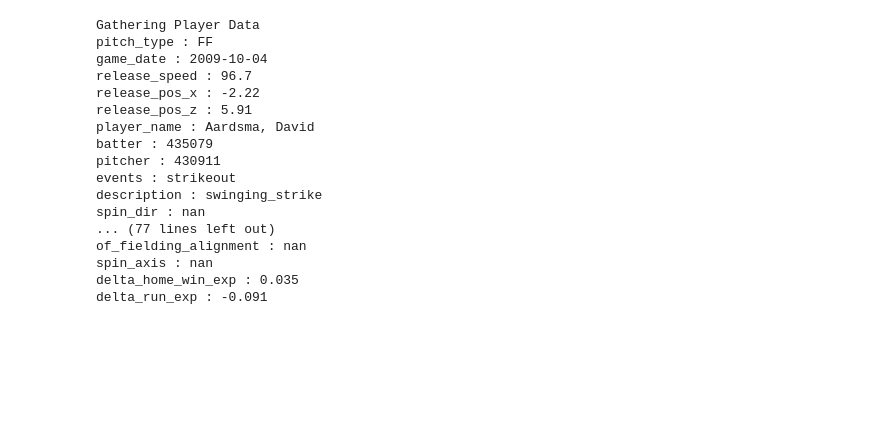
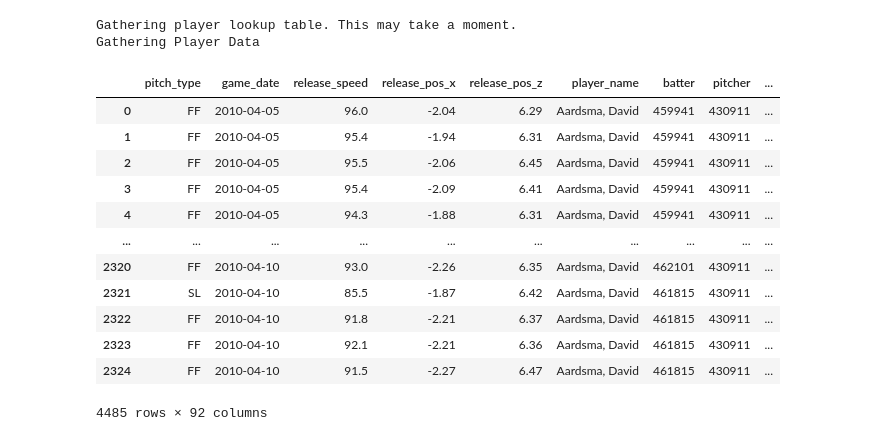
Before and after one commit to roshankern/MLB_Metrics_DS, a Jupyter notebook: test_apis.ipynb, the cells around one changed output. Saved outputs shown, nothing was run; the diff lists cells and outputs as text; code cells hidden in the pictures; blank space fills up the shorter version.

```diff
--- a/test_apis.ipynb
+++ b/test_apis.ipynb
@@ -85,21 +0,0 @@ player_stats_specific
-# %%
-for label, content in player_stats_specific.iloc[0].items():
-    print(f"{label} : {content}")
-# %% [output]
-Gathering Player Data
-pitch_type : FF
-game_date : 2009-10-04
-release_speed : 96.7
-release_pos_x : -2.22
-release_pos_z : 5.91
-player_name : Aardsma, David
-batter : 435079
-pitcher : 430911
-events : strikeout
-description : swinging_strike
-spin_dir : nan
-... (77 lines left out)
-of_fielding_alignment : nan
-spin_axis : nan
-delta_home_win_exp : 0.035
-delta_run_exp : -0.091
@@ -105,0 +10,32 @@ delta_run_exp : -0.091
+# %%
+# get pitcher data
+aardsma_id = mlb_metrics.player_id("Aardsma", "David")
+aardsma_general_stats = mlb_metrics.player_general_metrics(
+    aardsma_id, timeline_type="career"
+)
+aardsma_timeline = mlb_metrics.parse_career_timeline(aardsma_general_stats)
+aardsma_specific_stats = mlb_metrics.player_specific_metrics(
+    aardsma_id,
+    metric_type="pitching",
+    start_dt=aardsma_timeline[0],
+    end_dt=aardsma_timeline[1],
+)
+aardsma_plate_crossing_metrics = mlb_metrics.plate_crossing_metrics(aardsma_specific_stats)
+
+aardsma_plate_crossing_metrics
+# %% [output]
+Gathering player lookup table. This may take a moment.
+Gathering Player Data
+|  | pitch_type | game_date | release_speed | release_pos_x | release_pos_z | player_name | batter | pitcher | ... |
+| 0 | FF | 2010-04-05 | 96.0 | -2.04 | 6.29 | Aardsma, David | 459941 | 430911 | ... |
+| 1 | FF | 2010-04-05 | 95.4 | -1.94 | 6.31 | Aardsma, David | 459941 | 430911 | ... |
+| 2 | FF | 2010-04-05 | 95.5 | -2.06 | 6.45 | Aardsma, David | 459941 | 430911 | ... |
+| 3 | FF | 2010-04-05 | 95.4 | -2.09 | 6.41 | Aardsma, David | 459941 | 430911 | ... |
+| 4 | FF | 2010-04-05 | 94.3 | -1.88 | 6.31 | Aardsma, David | 459941 | 430911 | ... |
+| ... | ... | ... | ... | ... | ... | ... | ... | ... | ... |
+| 2320 | FF | 2010-04-10 | 93.0 | -2.26 | 6.35 | Aardsma, David | 462101 | 430911 | ... |
+| 2321 | SL | 2010-04-10 | 85.5 | -1.87 | 6.42 | Aardsma, David | 461815 | 430911 | ... |
+| 2322 | FF | 2010-04-10 | 91.8 | -2.21 | 6.37 | Aardsma, David | 461815 | 430911 | ... |
+| 2323 | FF | 2010-04-10 | 92.1 | -2.21 | 6.36 | Aardsma, David | 461815 | 430911 | ... |
+| 2324 | FF | 2010-04-10 | 91.5 | -2.27 | 6.47 | Aardsma, David | 461815 | 430911 | ... |
+4485 rows × 92 columns
```
Also changed, not shown: parts of 9 cells of this notebook, 1 other file.
